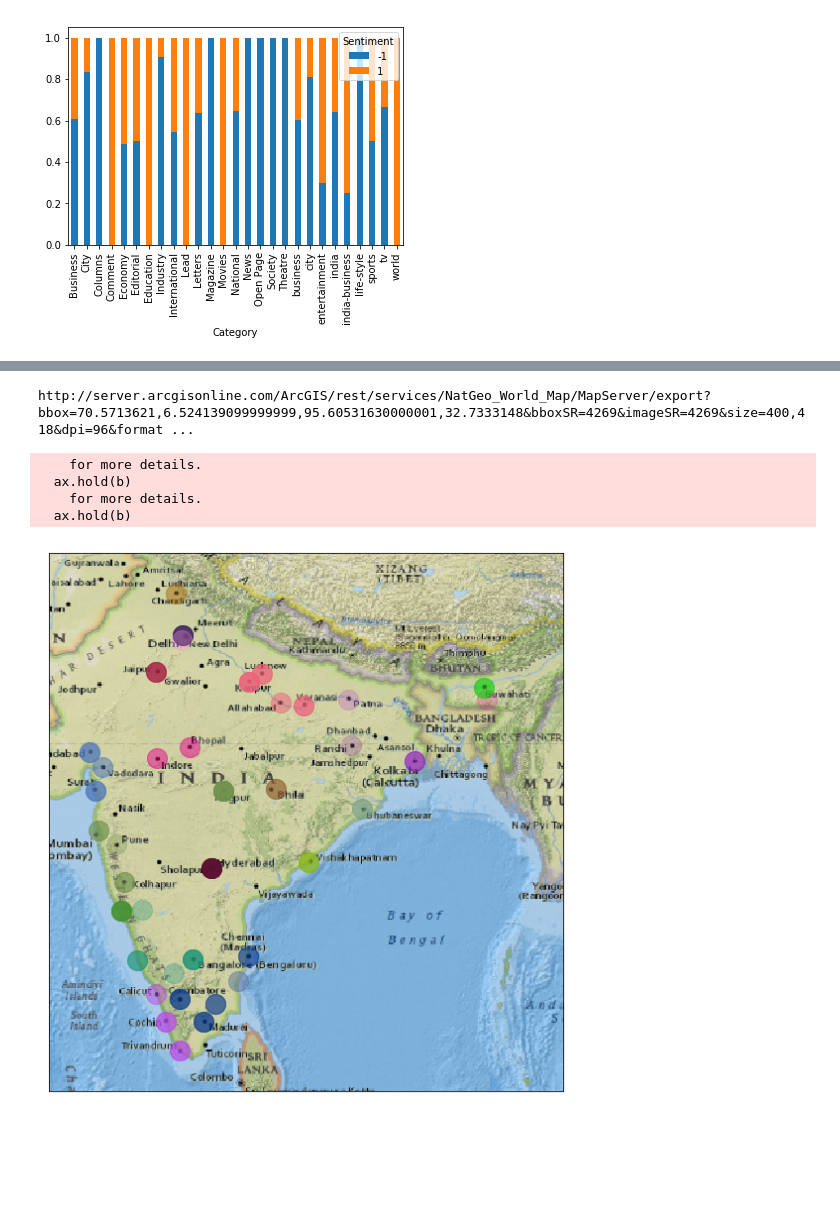
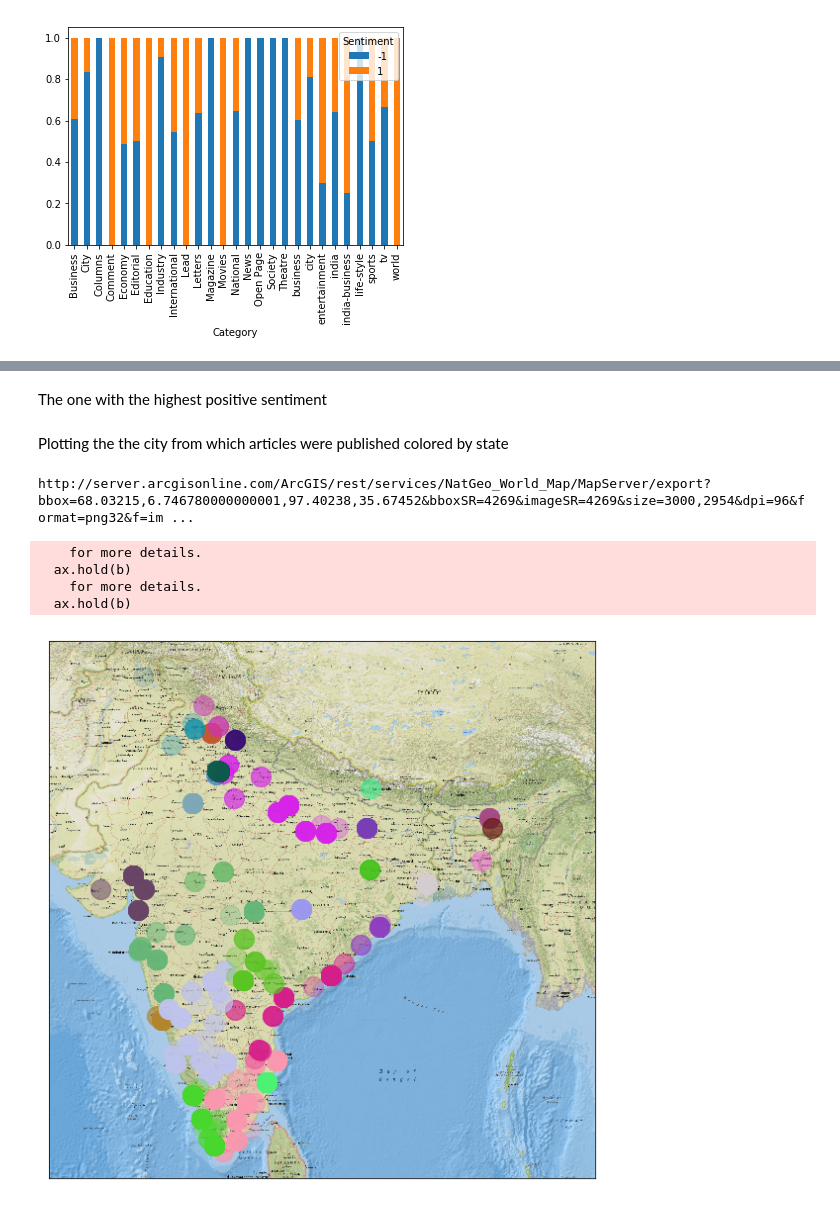
Before and after one commit to manu0b1100/Demonetization_Analysis, a Jupyter notebook: Analysis/Demonet Project.ipynb, the cells around one changed output, grey strips where cells are left out. Saved outputs shown, nothing was run; the diff lists cells and outputs as text; code cells hidden in the pictures; blank space fills up the shorter version.

```diff
--- a/Analysis/Demonet Project.ipynb
+++ b/Analysis/Demonet Project.ipynb
@@ -29,3 +32,9 @@ def func(x):
         x.City=str(x.City).lower().replace(' ','').replace(',','').replace('-','')
     return x
 ndata=ndata.apply(func,axis=1)
+# %%
+ndata.Date = pd.to_datetime(ndata.Date).dt.normalize()
+ndata.sort_values(by='Date',inplace=True)
+ndata['year'] = ndata.Date.dt.year
+ndata['month'] = ndata.Date.dt.month
+ndata['day'] = ndata.Date.dt.day
@@ -67,0 +77,2 @@ x,y=m(tuple(ndata.long[(ndata.long.isnull()==False)]),tuple(ndata.lat[(ndata.lat
+# %% [markdown]
+The one with the highest positive sentiment
@@ -67,0 +82,2 @@ x,y=m(tuple(ndata.long[(ndata.long.isnull()==False)]),tuple(ndata.lat[(ndata.lat
+# %% [markdown]
+Plotting the the city from which articles were published colored by state
@@ -68,18 +86,19 @@ x,y=m(tuple(ndata.long[(ndata.long.isnull()==False)]),tuple(ndata.lat[(ndata.lat
 # %%
-color = np.random.rand(ndata.state[(ndata.long.isnull()==False)].unique().shape[0], 3)
+color = np.random.rand(ndata.State[(ndata.Long.isnull()==False)].unique().shape[0], 3)
 plt.figure(figsize=(20,10))
-m1=Basemap(projection='mill',llcrnrlat=ndata.lat.min()-2,urcrnrlat=ndata.lat.max()+2,llcrnrlon=ndata.long.min()-2,urcrnrlon=ndata.long.max()+2,resolution='c',epsg=4269)
-m1.arcgisimage(service="NatGeo_World_Map", verbose=True)
+m1 = Basemap(projection='mill', llcrnrlat=6.74678, urcrnrlat=35.674520,
+                    llcrnrlon=68.03215, urcrnrlon=97.40238, resolution='c', epsg=4269)
+m1.arcgisimage(service="NatGeo_World_Map", verbose=True,xpixels=3000)
 c = 0
-for i in ndata.state[(ndata.long.isnull()==False)].unique():
-    x1, y1 = m(tuple(ndata.long[(ndata.long.isnull()==False) & (ndata.state == i)]), \
-         tuple(ndata.lat[(ndata.lat.isnull() == False) & (ndata.state == i)]))
+for i in ndata.State[(ndata.Long.isnull()==False)].unique():
+    x1, y1 = m1(tuple(ndata.Long[(ndata.Long.isnull()==False) & (ndata.State == i)]), \
+         tuple(ndata.Lat[(ndata.Lat.isnull() == False) & (ndata.State == i)]))
     m1.plot(x1,y1,'ro',markersize=20,alpha=0.3, color = color[c] )
     c += 1
 # %% [output]
-http://server.arcgisonline.com/ArcGIS/rest/services/NatGeo_World_Map/MapServer/export?bbox=70.5713621,6.524139099999999,95.60531630000001,32.7333148&bboxSR=4269&imageSR=4269&size=400,418&dpi=96&format ...
+http://server.arcgisonline.com/ArcGIS/rest/services/NatGeo_World_Map/MapServer/export?bbox=68.03215,6.746780000000001,97.40238,35.67452&bboxSR=4269&imageSR=4269&size=3000,2954&dpi=96&format=png32&f=im ...
     for more details.
   ax.hold(b)
     for more details.
   ax.hold(b)
-[figure, old version]
+[figure, new version]
```
Also changed, not shown: parts of 11 cells of this notebook, 4 other files.
